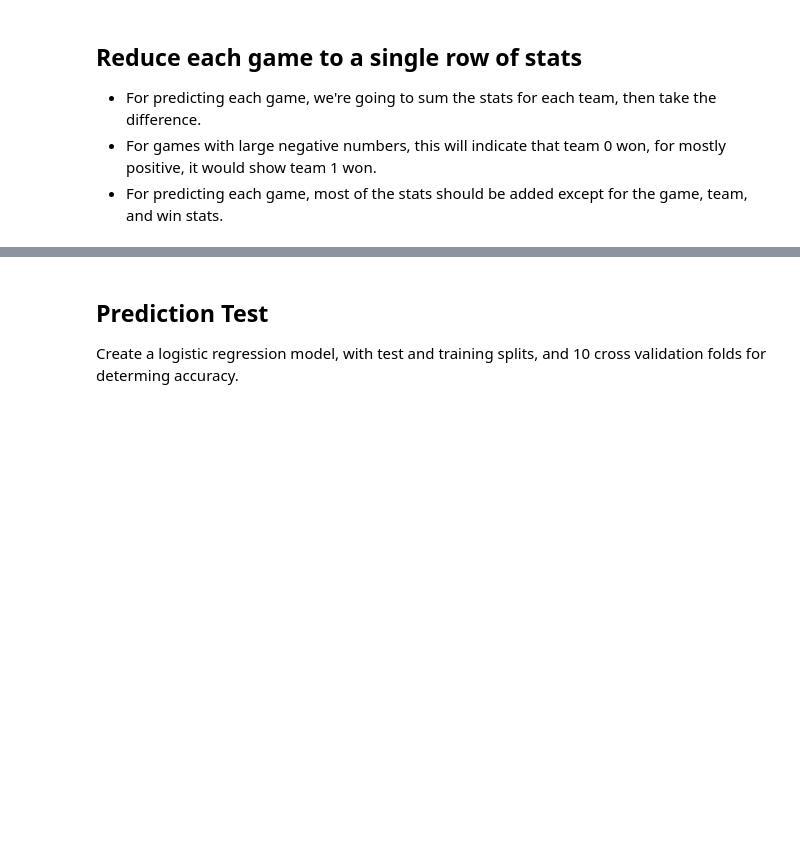
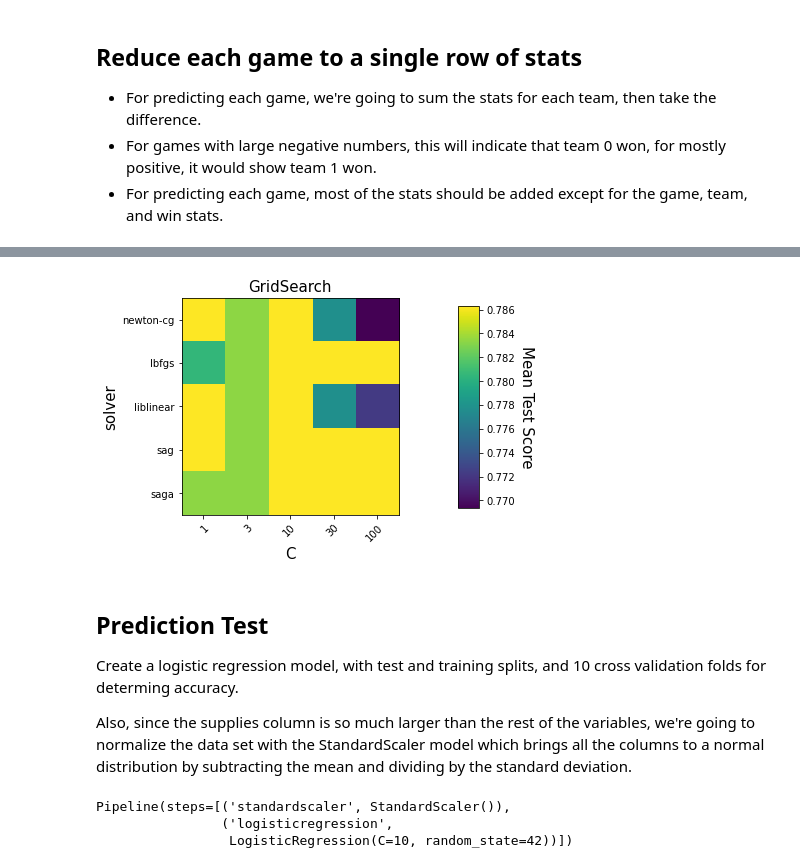
Before and after one commit to robertpiazza/robertpiazza.github.io, a Jupyter notebook: _jupyter/2021-02-08-Team Gaming Rankings.ipynb, the cells around one changed output, grey strips where cells are left out. Cells and saved outputs as stored; diff of their text form; code cells hidden in the pictures; blank space fills up the shorter version.

```diff
--- a/_jupyter/2021-02-08-Team Gaming Rankings.ipynb
+++ b/_jupyter/2021-02-08-Team Gaming Rankings.ipynb
@@ -276,0 +346,7 @@ X_generated.head()
+# %%
+solvers = ['newton-cg', 'lbfgs','liblinear', 'sag', 'saga']
+Cs = [1, 3, 10, 30, 100]
+parameters = {'logisticregression__solver':solvers, 'logisticregression__C':Cs}
+
+clf = GridSearchCV(pipe, parameters, cv=10)
+clf.fit(X, y)
@@ -277,15 +380,52 @@ X_generated.head()
+# %%
+#make a heatmap of the results
+def make_heatmap(ax, gs):
+    """Helper to make a heatmap."""
+    results = pd.DataFrame.from_dict(gs.cv_results_)
+    results['params_str'] = results.params.apply(str)
+
+    scores_matrix = results.pivot(index='param_logisticregression__solver', columns='param_logisticregression__C',
+                                      values='mean_test_score')
+
+    im = ax.imshow(scores_matrix)
+
+    ax.set_xticks(np.arange(len(Cs)))
+    ax.set_xticklabels([x for x in Cs])
+    ax.set_xlabel('C', fontsize=15)
+
+    ax.set_yticks(np.arange(len(solvers)))
+    ax.set_yticklabels([x for x in solvers])
+    ax.set_ylabel('solver', fontsize=15)
+
+    # Rotate the tick labels and set their alignment.
+    plt.setp(ax.get_xticklabels(), rotation=45, ha="right",
+             rotation_mode="anchor")
+
+    fig.subplots_adjust(right=0.8)
+    cbar_ax = fig.add_axes([0.85, 0.15, 0.05, 0.7])
+    fig.colorbar(im, cax=cbar_ax)
+    cbar_ax.set_ylabel('Mean Test Score', rotation=-90, va="bottom",
+                       fontsize=15)
+
+
+fig, axes = plt.subplots(ncols=1, sharey=True)
+ax2 = axes
+
+make_heatmap(ax2, clf)
+
+
+ax2.set_title('GridSearch', fontsize=15)
+
+plt.show()
+# %% [output]
+[figure, added]
 # %% [markdown]
 ## Prediction Test
 
 Create a logistic regression model, with test and training splits, and 10 cross validation folds for determing accuracy.
+
+Also, since the supplies column is so much larger than the rest of the variables, we're going to normalize the data set with the StandardScaler model which brings all the columns to a normal distribution by subtracting the mean and dividing by the standard deviation.
 # %%
-#predict
-#from sklearn.model_selection import GridSearchCV
-
-y_cols= ['Winning_Team']
-X = X_generated
-y = np.ravel(df[y_cols])
-
 #standard test, train split should be 20-30% held back for testing
 X_train, X_test, y_train, y_test = train_test_split(X, y, test_size=0.2, random_state=1)
 
@@ -293,29 +433,22 @@ X_train, X_test, y_train, y_test = train_test_split(X, y, test_size=0.2, random_
 cv = KFold(n_splits = 10, random_state=10, shuffle=True)
 
 
-#solvers = ['newton-cg', 'lbfgs','liblinear', 'sag', 'saga']
-#Cs = [1, 3, 10, 30, 100]
-#parameters = {'logisticregression__solver':solvers, 'logisticregression__C':Cs}
-
 #create model
-#model = LogisticRegression(solver='lbfgs')
 scaler = StandardScaler()
-logreg = LogisticRegression(random_state=RANDOM_STATE)
-
-
-#X_train = df[X_cols]
-#y_train = np.ravel(df[y_cols])
-#y_test = np.ravel(df[y_cols])
+logreg = LogisticRegression(random_state=RANDOM_STATE,C=10, solver='lbfgs')
 
 #simple pipeline of normalizing all the stats then applying logistic regression
 pipe = make_pipeline(scaler, logreg)
 
-#clf = GridSearchCV(pipe, parameters, cv=10)
 
-#clf.fit(X, y)
+
+
 pipe.fit(X_train, y_train)  # apply scaling on training data
 pipe.fit(X, y)
-#sorted(clf.cv_results_.keys())
+# %% [output]
+Pipeline(steps=[('standardscaler', StandardScaler()),
+                ('logisticregression',
+                 LogisticRegression(C=10, random_state=42))])
 # %%
 #score it
 scores = cross_val_score(pipe, X, y, scoring = 'accuracy', cv=cv, n_jobs = -1)
```
Also changed, not shown: parts of 34 cells of this notebook, 2 other files.
